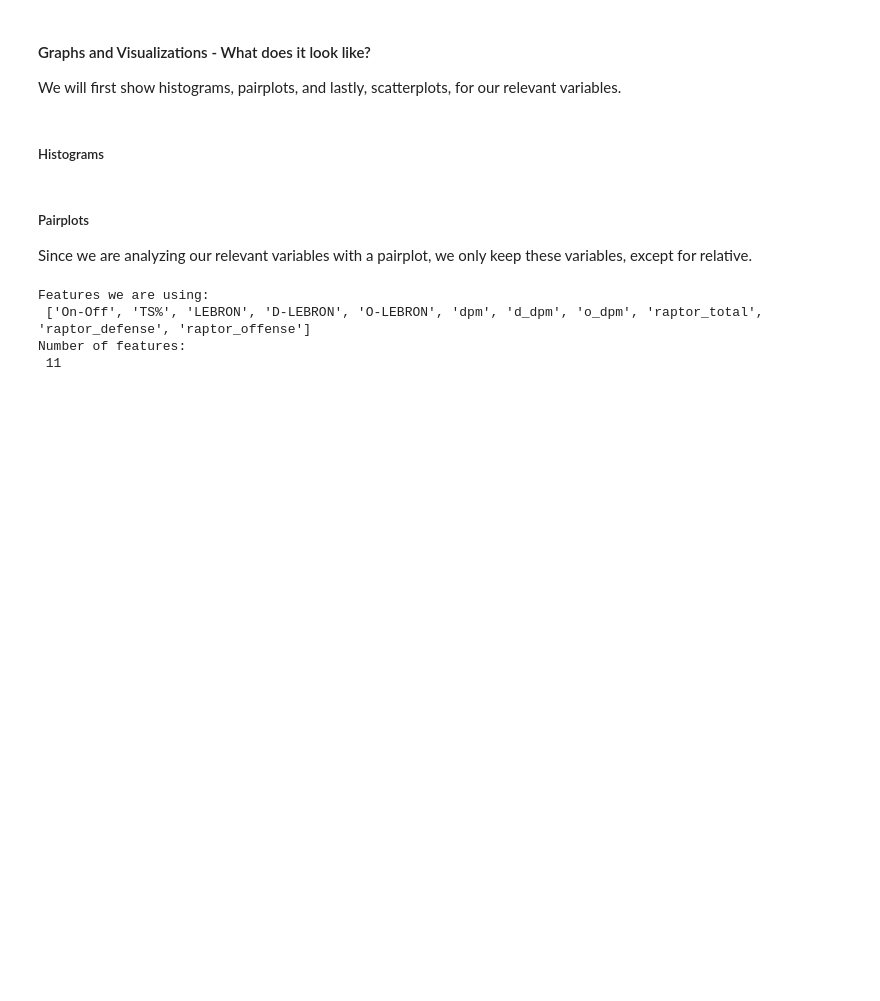
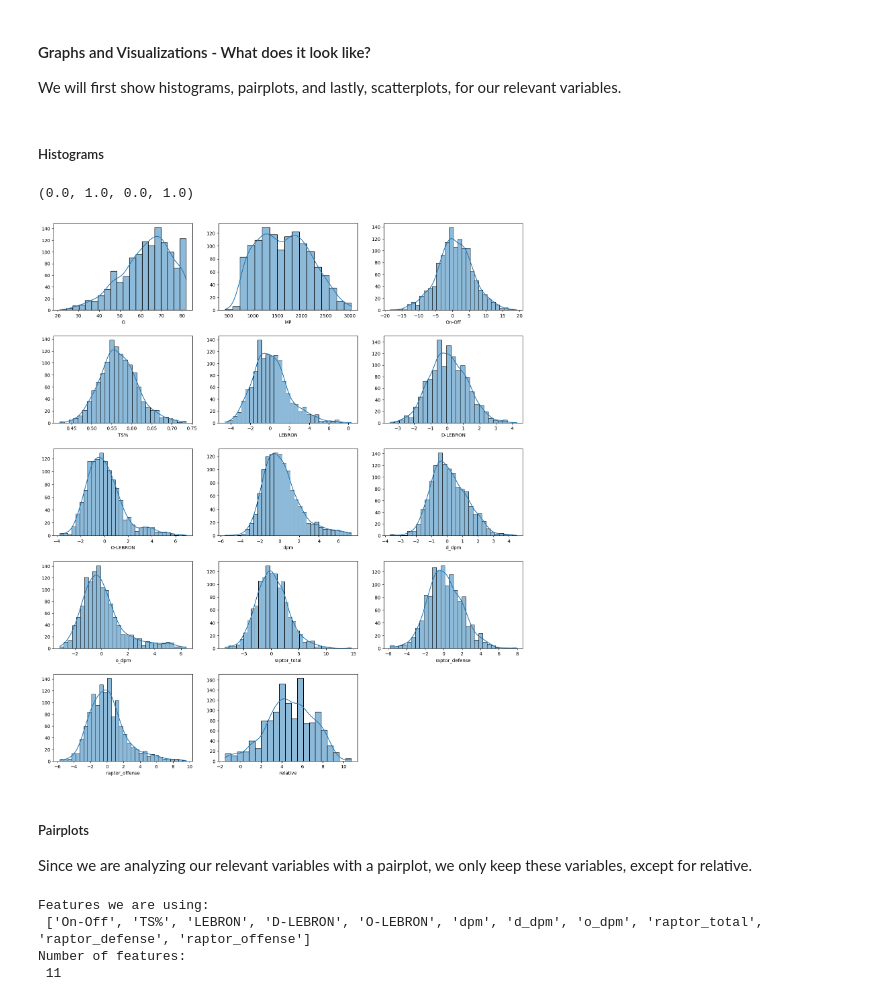
Before and after one commit to COGS108/Group135_WI26, a Jupyter notebook: 02-EDACheckpoint.ipynb, the cells around one changed output. Cells and saved outputs as stored; diff of their text form; code cells hidden in the pictures; blank space fills up the shorter version.

Commit message:
added histograms

```diff
--- a/02-EDACheckpoint.ipynb
+++ b/02-EDACheckpoint.ipynb
@@ -835,3 +833,24 @@ We will first show histograms, pairplots, and lastly, scatterplots, for our rele
+# %%
+histogram_cols = final_result.columns.tolist()
+#print(histogram_cols)
+keep = ['G', 'MP', 'On-Off', 'TS%', 'LEBRON', 'D-LEBRON', 'O-LEBRON', 'dpm', 'd_dpm', 'o_dpm', 'raptor_total', 'raptor_defense', 'raptor_offense', 'relative']
+#print(len(keep))
+histogram_df = final_result[keep]
+
+fig,axes = plt.subplots(5, 3, figsize=(15,17))
+axes = axes.flatten()
+
+for i, col in enumerate(keep):
+    sns.histplot(data=histogram_df, x=col, kde=True, ax=axes[i])
+    axes[i].set_title(col)
+    axes[i].set_ylabel('')
+    axes[i].set_title('')
+
+plt.tight_layout(pad=2)
+axes[-1].axis('off')
+# %% [output]
+(0.0, 1.0, 0.0, 1.0)
+[figure, added]
 # %% [markdown]
 ##### Pairplots
 
```
Also changed, not shown: parts of 8 cells of this notebook.
